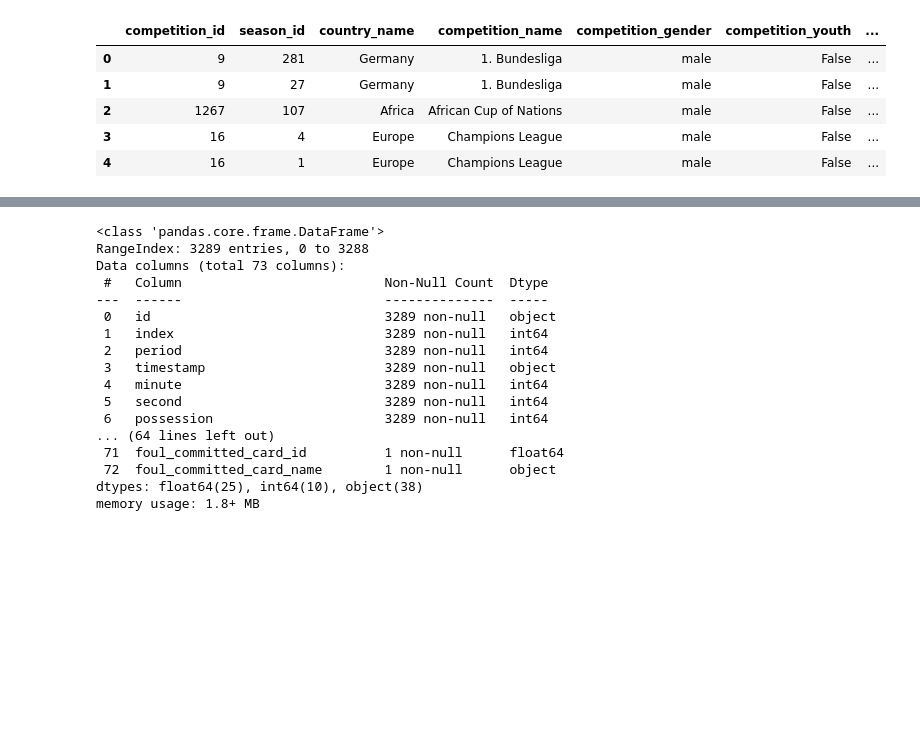
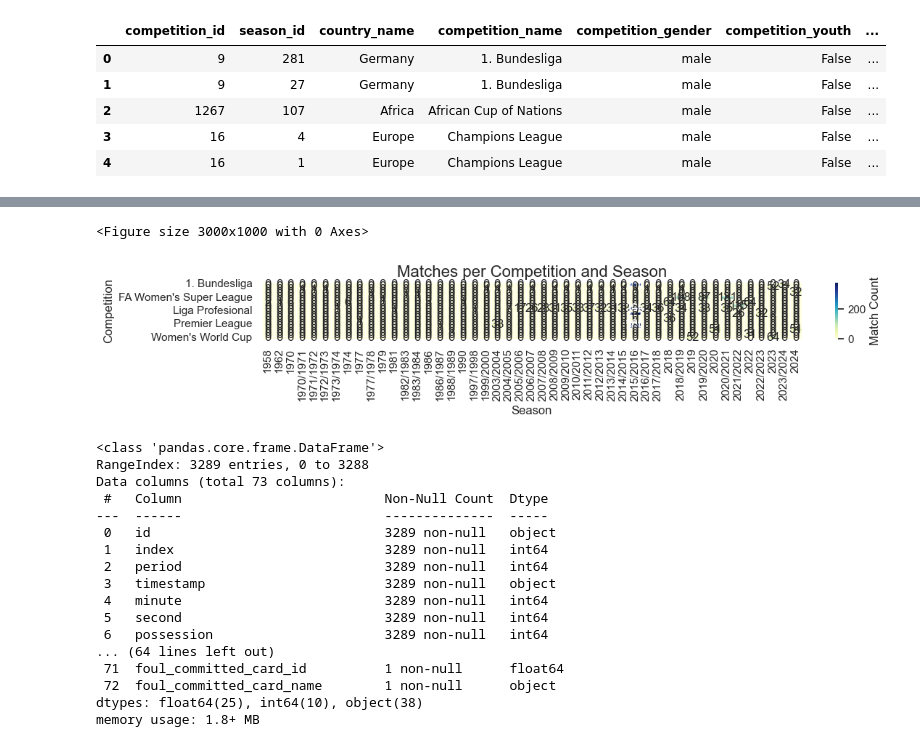
Before and after one commit to IvaroEkel/Probabilistic-Machine-Learning_lecture-PROJECTS, a Jupyter notebook: projects/08-1SHXXXX_football_analytics/notebooks/data_loading_and_exploration.ipynb, the cells around one changed output, grey strips where cells are left out. Saved outputs shown, nothing was run; the diff lists cells and outputs as text; code cells hidden in the pictures; blank space fills up the shorter version.

```diff
--- a/projects/08-1SHXXXX_football_analytics/notebooks/data_loading_and_exploration.ipynb
+++ b/projects/08-1SHXXXX_football_analytics/notebooks/data_loading_and_exploration.ipynb
@@ -135,3 +124,40 @@ plt.show()
+# %%
+# Create a pivot table: rows = competition, columns = season, values = match count
+pivot = all_matches.pivot_table(
+    index='competition_name',
+    columns='season_name',
+    values='match_id',
+    aggfunc='count',
+    fill_value=0
+)
+
+# Remove total row and column before plotting
+pivot_plot = pivot.drop(index='Total', errors='ignore') \
+                              .drop(columns='Total', errors='ignore')
+
+
+plt.figure(figsize=(30, 10))  # Increase width and height
+sns.set(font_scale=1.0)       # Slightly bigger text, adjust if needed
+
+greens = sns.palplot(sns.color_palette("Greens",12))
+
+# Plot heatmap without totals
+ax = sns.heatmap(pivot_plot,
+                 #cmap = default,
+                 cmap='YlGnBu',
+                 linewidths=0.5,
+                 annot=True,
+                 fmt='d',
+                 cbar_kws={'label': 'Match Count'})
+
+plt.title('Matches per Competition and Season', fontsize=16)
+plt.xlabel('Season')
+plt.ylabel('Competition')
+plt.tight_layout()
+plt.show()
+# %% [output]
+<Figure size 3000x1000 with 0 Axes>
+[figure, added]
 # %%
 df_event, df_related, df_freeze, df_tactics = parser.event(69301)
 df_event.info()
```
Also changed, not shown: parts of 7 cells of this notebook.
